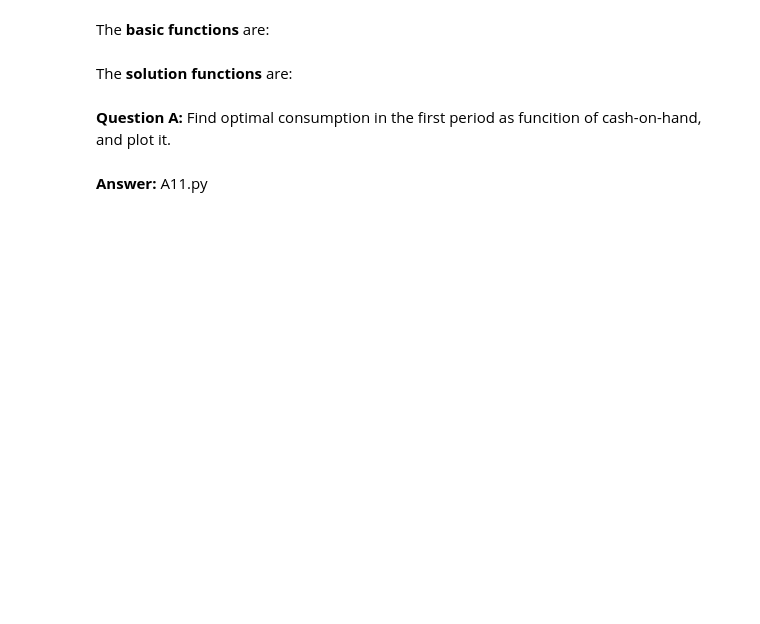
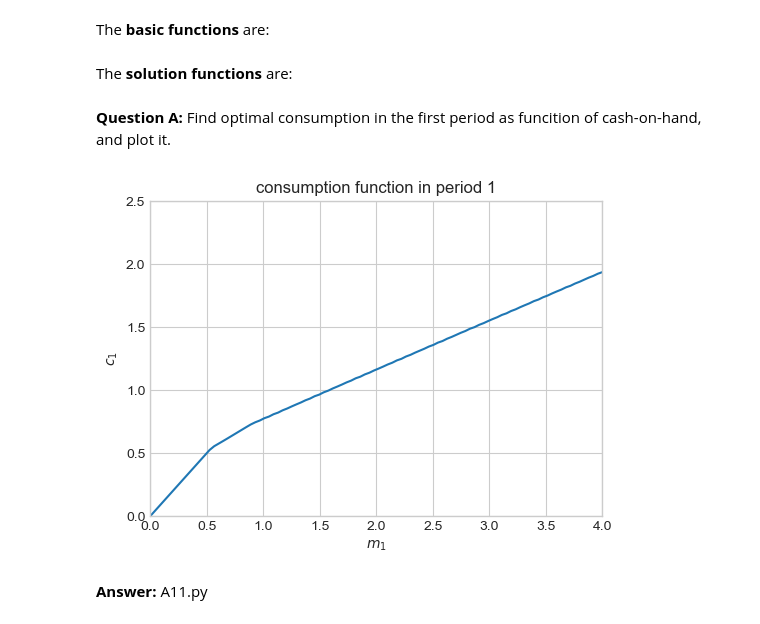
Before and after one commit to gcd196/Egen-mappe, a Jupyter notebook: Classes/10. Tenth class/PS7/problem_set_7.ipynb, the cells around one changed output. Drawn from its saved outputs; the diff is of its cells as text; code cells hidden in the pictures; blank space fills up the shorter version.

```diff
--- a/Classes/10. Tenth class/PS7/problem_set_7.ipynb
+++ b/Classes/10. Tenth class/PS7/problem_set_7.ipynb
@@ -579,15 +579,39 @@ def solve_period_1(rho,beta,r,Delta,v1,v2_interp):
 # %%
 rho = 8
 kappa = 0.5
 nu = 0.1
 r = 0.04
 beta = 0.94
 Delta = 0.5
 
 # b. solve
 # Cash in hand is m1.
 
+m2_vec,v2_vec,c2_vec = solve_period_2(rho,nu,kappa,Delta)
+
+
+v2_func_interp = interpolate.RegularGridInterpolator([m2_vec],v2_vec,
+    bounds_error=False,fill_value=None)
+
+m1_grid,v1_func,c1_func = solve_period_1(rho,beta,r,Delta,v1,v2_func_interp)
+
+# illustrate
+fig = plt.figure(figsize=(10,4))
+
+ax = fig.add_subplot(1,2,1)
+ax.plot(m1_grid,c1_func)
+ax.set_xlabel('$m_1$')
+ax.set_ylabel('$c_1$')
+ax.set_title('consumption function in period 1')
+ax.set_xlim([0,4])
+ax.set_ylim([0,2.5])
+
+fig.tight_layout(pad=1.0)
+
+
 # c. plot
 # write your code here
+# %% [output]
+[figure, added]
 # %% [markdown]
 **Answer:** A11.py
```
Also changed, not shown: parts of 14 cells of this notebook.
